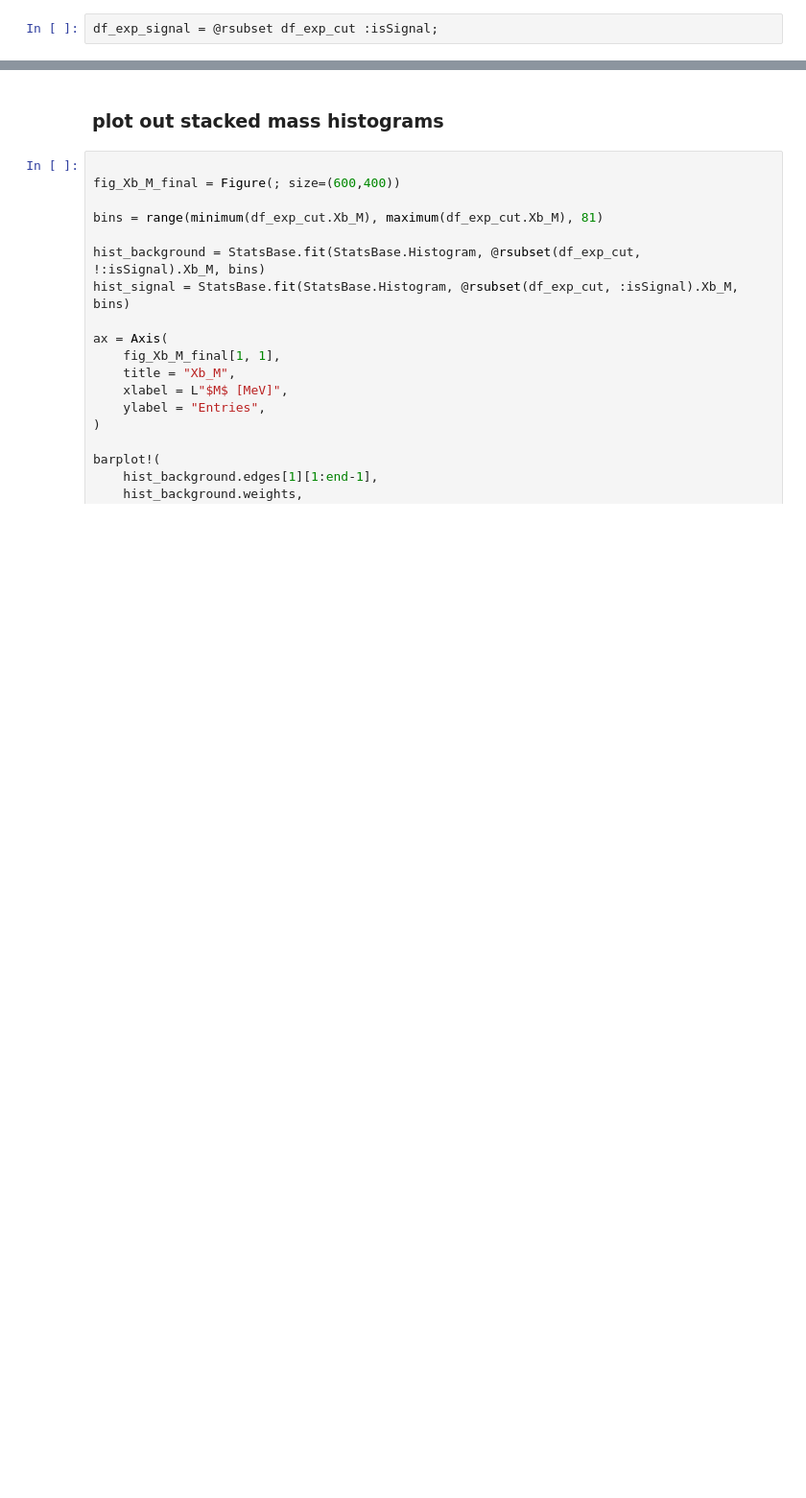
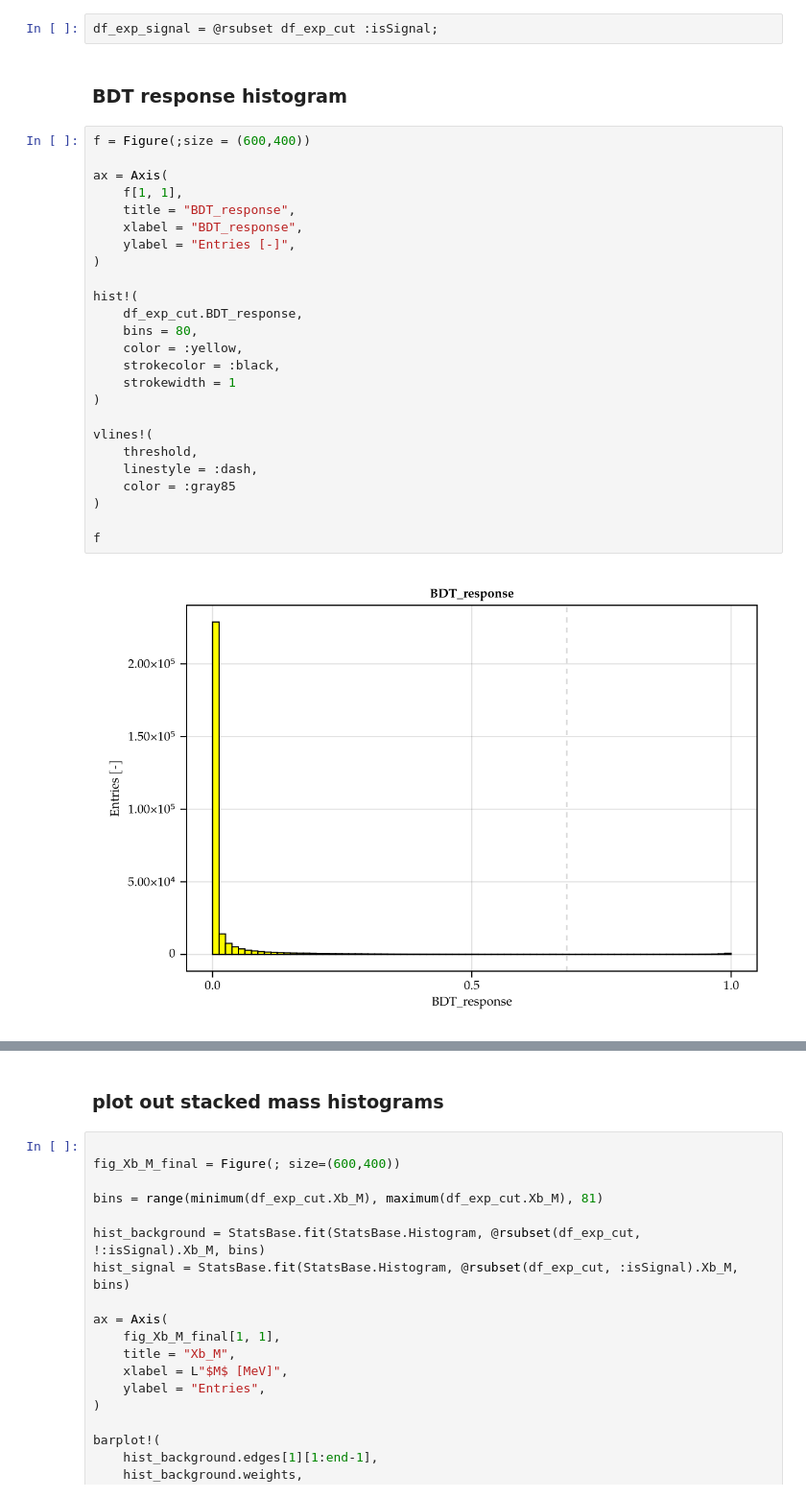
Before and after one commit to Arateniz/Project-MIDAS, a Jupyter notebook: decisiontreeclassifier.ipynb, the cells around one changed output, grey strips where cells are left out. Shown at 96% size. Saved outputs shown, nothing was run; the diff lists cells and outputs as text; blank space fills up the shorter version.

```diff
--- a/decisiontreeclassifier.ipynb
+++ b/decisiontreeclassifier.ipynb
@@ -1191,2 +1168,31 @@ size(@rsubset(df_exp_cut, :isSignal), 1)
 # %%
 df_exp_signal = @rsubset df_exp_cut :isSignal;
+# %% [markdown]
+### BDT response histogram
+# %%
+f = Figure(;size = (600,400))
+
+ax = Axis(
+    f[1, 1],
+    title = "BDT_response",
+    xlabel = "BDT_response",
+    ylabel = "Entries [-]",
+)
+
+hist!(
+    df_exp_cut.BDT_response,
+    bins = 80,
+    color = :yellow,
+    strokecolor = :black,
+    strokewidth = 1
+)
+
+vlines!(
+    threshold,
+    linestyle = :dash,
+    color = :gray85
+)
+
+f
+# %% [output]
+[figure, added]
```
Also changed, not shown: parts of 22 cells of this notebook.
